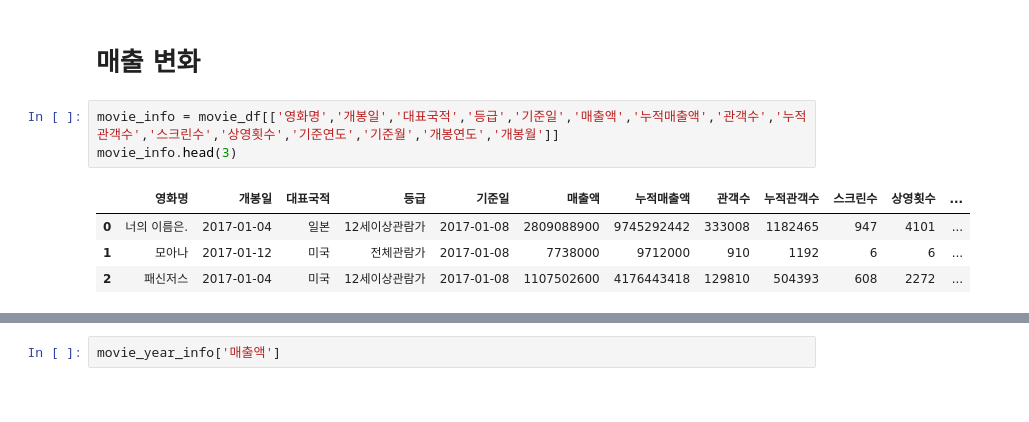
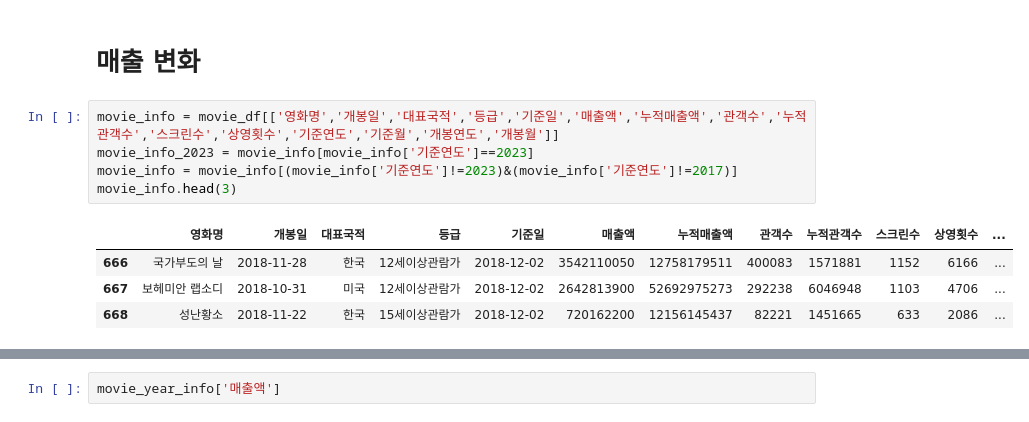
Before and after one commit to hyewon961117/hwstudy, a Jupyter notebook: City_Rock/[분석&시각화]_기간별_일별_분석_2.ipynb, the cells around one changed output, grey strips where cells are left out. Saved outputs shown, nothing was run; the diff lists cells and outputs as text.

```diff
--- a/City_Rock/[분석&시각화]_기간별_일별_분석_2.ipynb
+++ b/City_Rock/[분석&시각화]_기간별_일별_분석_2.ipynb
@@ -60,10 +60,12 @@ sns.heatmap(corr_df, annot=True, fmt=".2f", cmap="Blues")
 # 매출 변화
 # %%
 movie_info = movie_df[['영화명','개봉일','대표국적','등급','기준일','매출액','누적매출액','관객수','누적관객수','스크린수','상영횟수','기준연도','기준월','개봉연도','개봉월']]
+movie_info_2023 = movie_info[movie_info['기준연도']==2023]
+movie_info = movie_info[(movie_info['기준연도']!=2023)&(movie_info['기준연도']!=2017)]
 movie_info.head(3)
 # %% [output]
 |  | 영화명 | 개봉일 | 대표국적 | 등급 | 기준일 | 매출액 | 누적매출액 | 관객수 | 누적관객수 | 스크린수 | 상영횟수 | ... |
-| 0 | 너의 이름은. | 2017-01-04 | 일본 | 12세이상관람가 | 2017-01-08 | 2809088900 | 9745292442 | 333008 | 1182465 | 947 | 4101 | ... |
-| 1 | 모아나 | 2017-01-12 | 미국 | 전체관람가 | 2017-01-08 | 7738000 | 9712000 | 910 | 1192 | 6 | 6 | ... |
-| 2 | 패신저스 | 2017-01-04 | 미국 | 12세이상관람가 | 2017-01-08 | 1107502600 | 4176443418 | 129810 | 504393 | 608 | 2272 | ... |
+| 666 | 국가부도의 날 | 2018-11-28 | 한국 | 12세이상관람가 | 2018-12-02 | 3542110050 | 12758179511 | 400083 | 1571881 | 1152 | 6166 | ... |
+| 667 | 보헤미안 랩소디 | 2018-10-31 | 미국 | 12세이상관람가 | 2018-12-02 | 2642813900 | 52692975273 | 292238 | 6046948 | 1103 | 4706 | ... |
+| 668 | 성난황소 | 2018-11-22 | 한국 | 15세이상관람가 | 2018-12-02 | 720162200 | 12156145437 | 82221 | 1451665 | 633 | 2086 | ... |
 # %%
```
Also changed, not shown: parts of 25 cells of this notebook.
